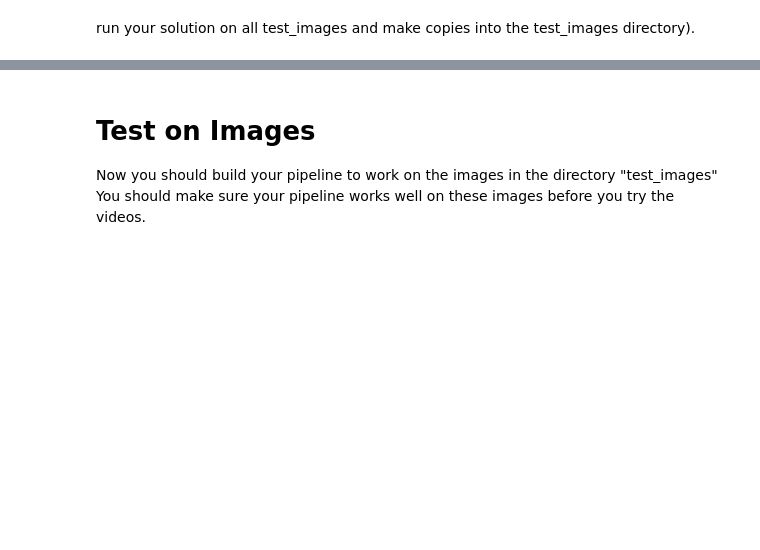
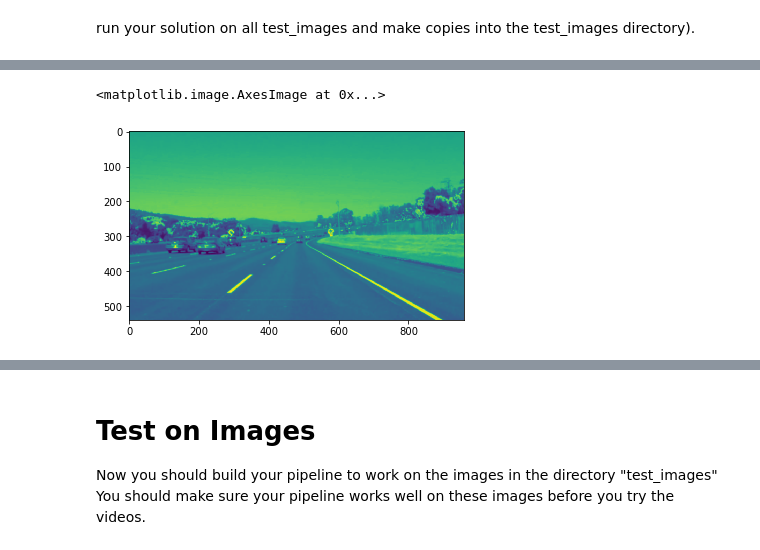
Before and after one commit to pbermell/SelfDrivingCarNanoDegree, a Jupyter notebook: Project1/P1.ipynb, the cells around one changed output, grey strips where cells are left out. Cells and saved outputs as stored; diff of their text form; code cells hidden in the pictures; blank space fills up the shorter version.

```diff
--- a/Project1/P1.ipynb
+++ b/Project1/P1.ipynb
@@ -197,4 +201,7 @@ run your solution on all test_images and make copies into the test_images direct
 # %%
-# blurry_img=gaussian_blur(y_gray,5)
-# plt.imshow(blurry_img)
+blurry_img=gaussian_blur(y_gray,5)
+plt.imshow(blurry_img)
+# %% [output]
+<matplotlib.image.AxesImage at 0x...>
+[figure, added]
 # %%
```
Also changed, not shown: parts of 8 cells of this notebook, 18 other files.
